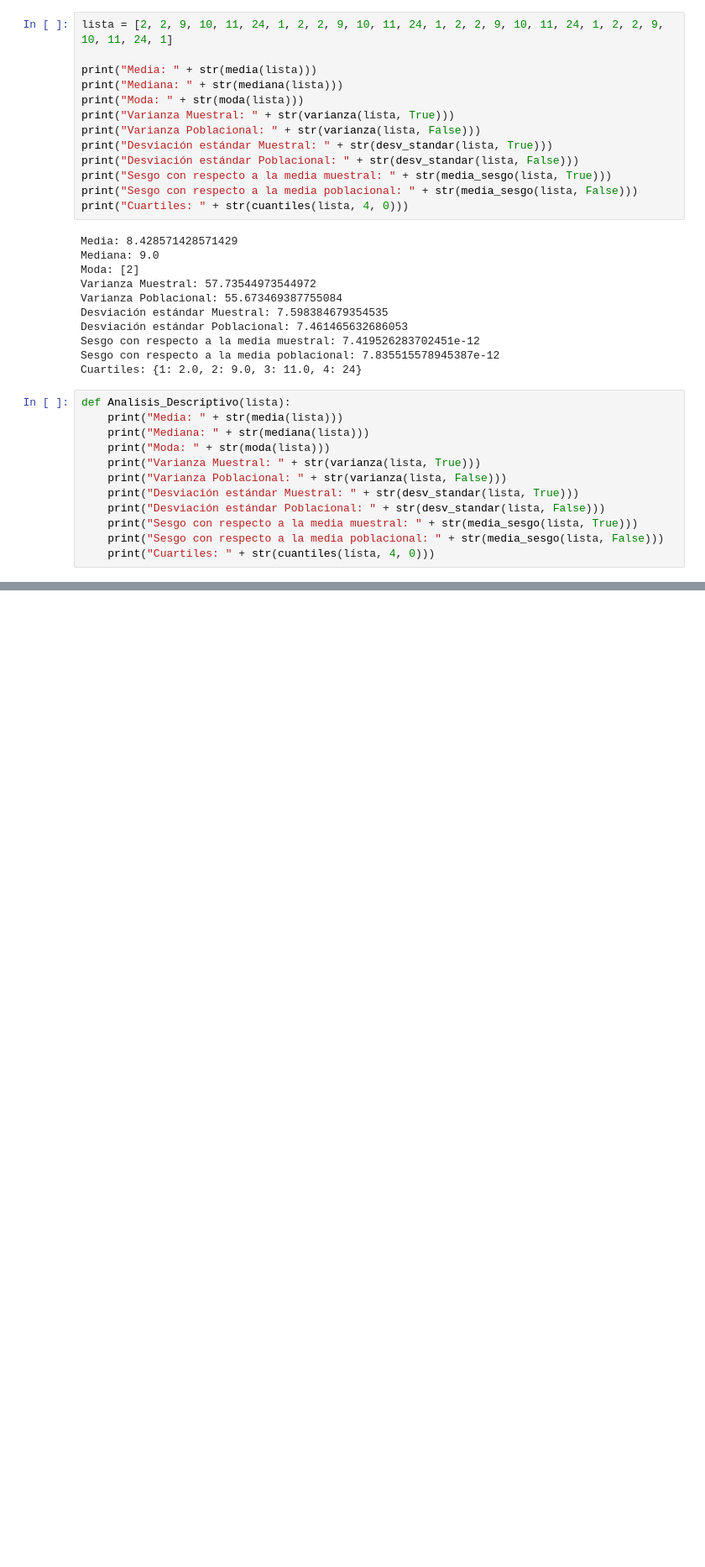
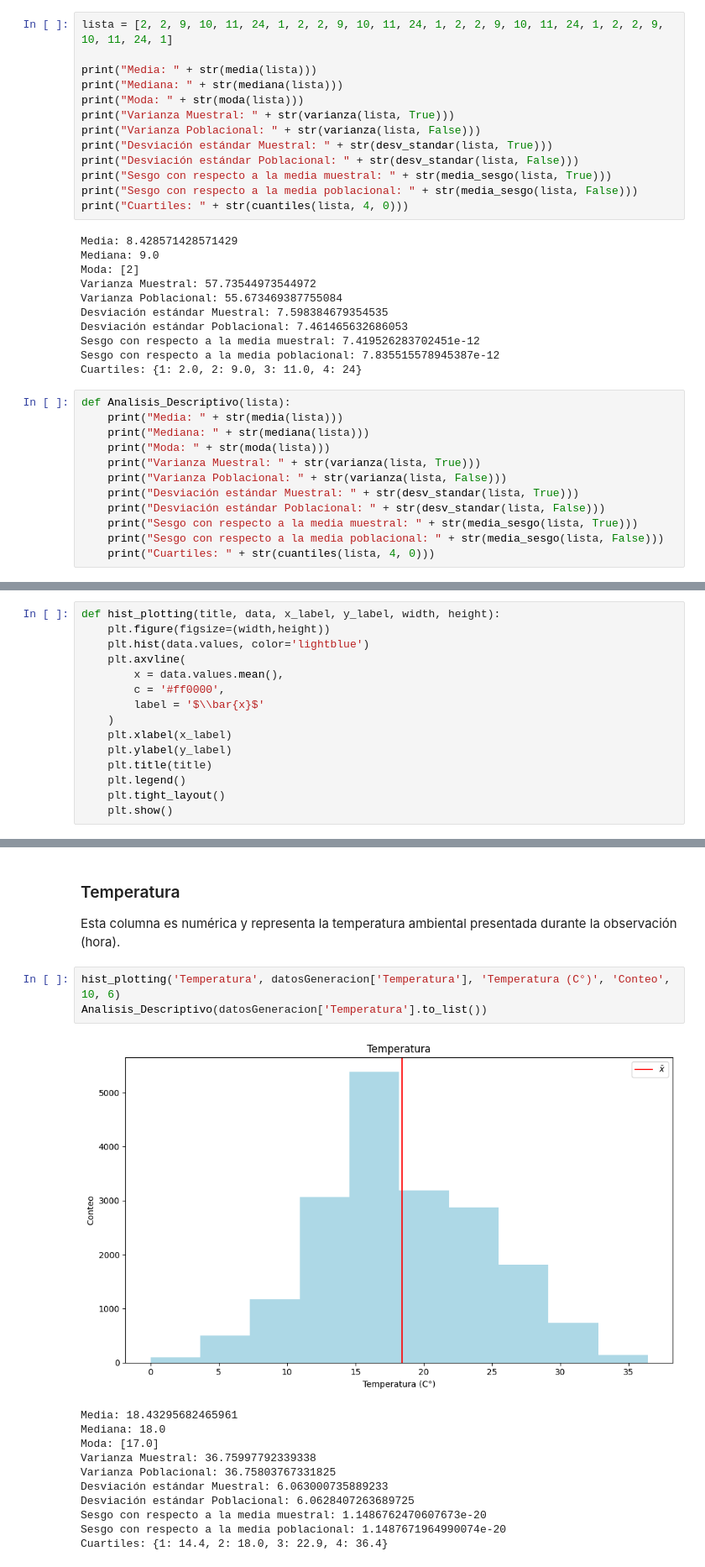
Before and after one commit to ClaudiaGtzD/AprendizajeAutomatico, a Jupyter notebook: Semana03/Tarea_03.ipynb, the cells around one changed output, grey strips where cells are left out. Shown at 84% size. Cells and saved outputs as stored; diff of their text form; blank space fills up the shorter version.

```diff
--- a/Semana03/Tarea_03.ipynb
+++ b/Semana03/Tarea_03.ipynb
@@ -440,0 +190,15 @@ plt.show()
+# %%
+def hist_plotting(title, data, x_label, y_label, width, height):
+    plt.figure(figsize=(width,height))
+    plt.hist(data.values, color='lightblue')
+    plt.axvline(
+        x = data.values.mean(),
+        c = '#ff0000',
+        label = '$\\bar{x}$'
+    )
+    plt.xlabel(x_label)
+    plt.ylabel(y_label)
+    plt.title(title)
+    plt.legend()
+    plt.tight_layout()
+    plt.show()
@@ -440,0 +270,19 @@ plt.show()
+# %% [markdown]
+### Temperatura
+
+Esta columna es numérica y representa la temperatura ambiental presentada durante la observación (hora).
+# %%
+hist_plotting('Temperatura', datosGeneracion['Temperatura'], 'Temperatura (C°)', 'Conteo', 10, 6)
+Analisis_Descriptivo(datosGeneracion['Temperatura'].to_list())
+# %% [output]
+[figure, added]
+Media: 18.43295682465961
+Mediana: 18.0
+Moda: [17.0]
+Varianza Muestral: 36.75997792339338
+Varianza Poblacional: 36.75803767331825
+Desviación estándar Muestral: 6.063000735889233
+Desviación estándar Poblacional: 6.0628407263689725
+Sesgo con respecto a la media muestral: 1.1486762470607673e-20
+Sesgo con respecto a la media poblacional: 1.1487671964990074e-20
+Cuartiles: {1: 14.4, 2: 18.0, 3: 22.9, 4: 36.4}
```
Also changed, not shown: parts of 74 cells of this notebook, 4 other files.
